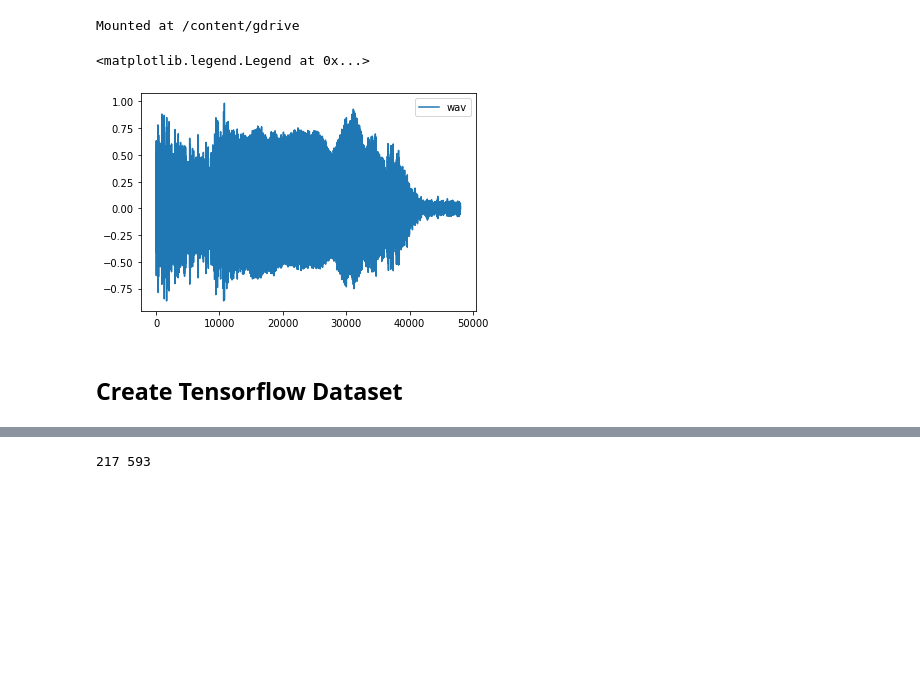
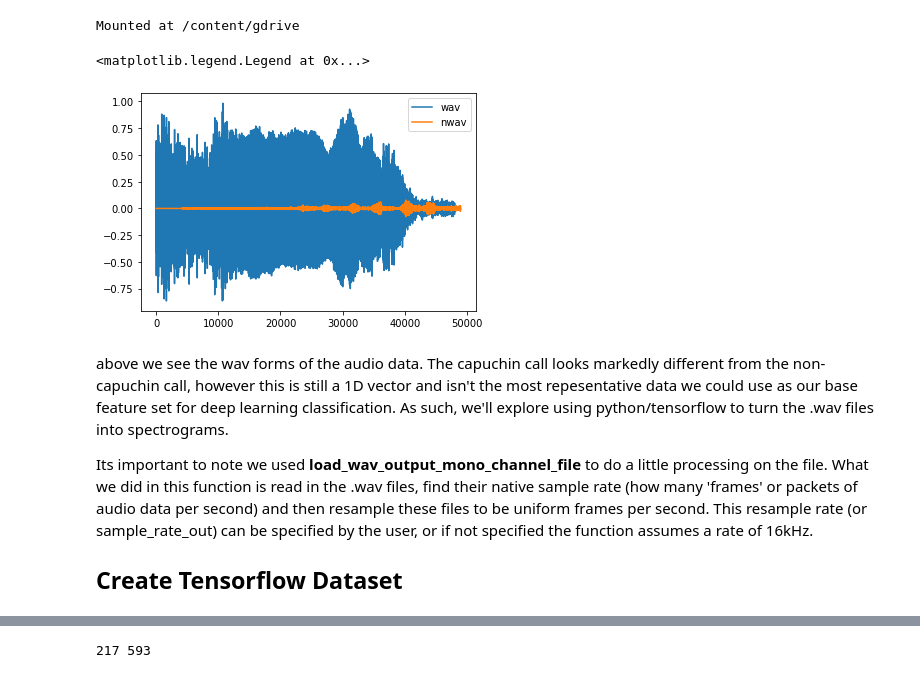
Before and after one commit to wolfgangjblack/Z_by_HP_audio_classification_challenge, a Jupyter notebook: eda/code_and_data_exploratory_analysis.ipynb, the cells around one changed output, grey strips where cells are left out. Cells and saved outputs as stored; diff of their text form; code cells hidden in the pictures; blank space fills up the shorter version.

```diff
--- a/eda/code_and_data_exploratory_analysis.ipynb
+++ b/eda/code_and_data_exploratory_analysis.ipynb
@@ -23,18 +42,24 @@ from utils.utils import load_wav_16k_mono
 # %%
+##Select a single file from both the positive and negative class directories so we can plot the wav forms
 capuchin_file = '../data/Parsed_Capuchinbird_Clips/XC3776-3.wav'
 not_capuchin_file = '../data/Parsed_Not_Capuchinbird_Clips/afternoon-birds-song-in-forest-0.wav'
 
-wav = load_wav_16k_mono(capuchin_file)
-nwav = load_wav_16k_mono(not_capuchin_file)
+wav = load_wav_output_mono_channel_file(capuchin_file)
+nwav = load_wav_output_mono_channel_file(not_capuchin_file)
 # %%
 plt.plot(wav)
-# plt.plot(nwav)
+plt.plot(nwav)
 plt.legend(['wav', 'nwav'])
 # %% [output]
 <matplotlib.legend.Legend at 0x...>
-[figure, old version]
+[figure, new version]
-# %% [markdown]
-## Create Tensorflow Dataset
+# %% [markdown]
+above we see the wav forms of the audio data. The capuchin call looks markedly different from the non-capuchin call, however this is still a 1D vector and isn't the most repesentative data we could use as our base feature set for deep learning classification. As such, we'll explore using python/tensorflow to turn the .wav files into spectrograms.
+
+Its important to note we used <b>load_wav_output_mono_channel_file</b> to do a little processing on the file. What we did in this function is read in the .wav files, find their native sample rate (how many 'frames' or packets of audio data per second) and then resample these files to be uniform frames per second. This resample rate (or sample_rate_out) can be specified by the user, or if not specified the function assumes a rate of 16kHz.
+
+
+## Create Tensorflow Dataset
 # %%
 pos_dir = os.path.join('../data','Parsed_Capuchinbird_Clips/')
 neg_dir = '../data/Parsed_Not_Capuchinbird_Clips/'
```
Also changed, not shown: parts of 54 cells of this notebook, 3 other files.
